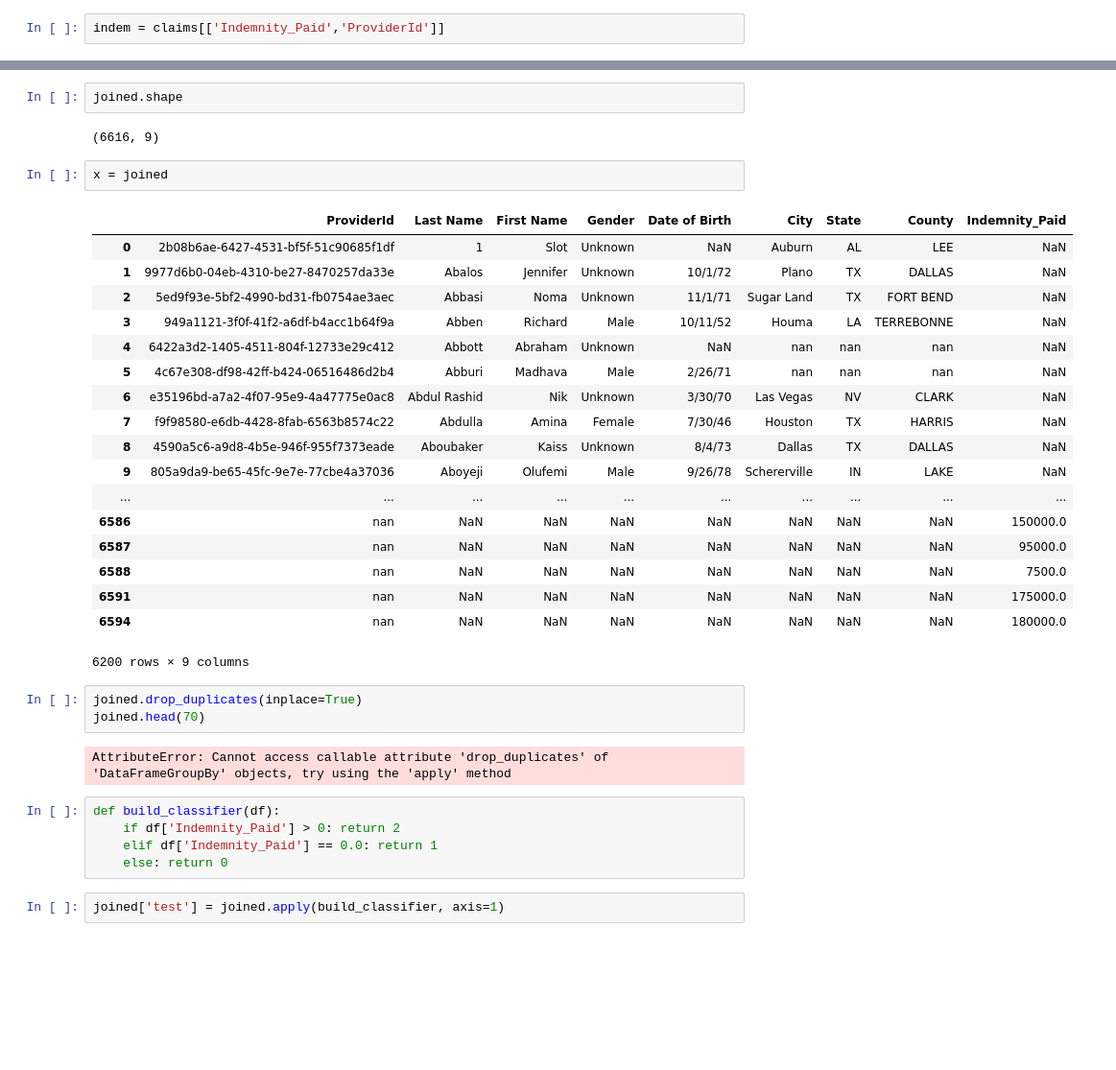
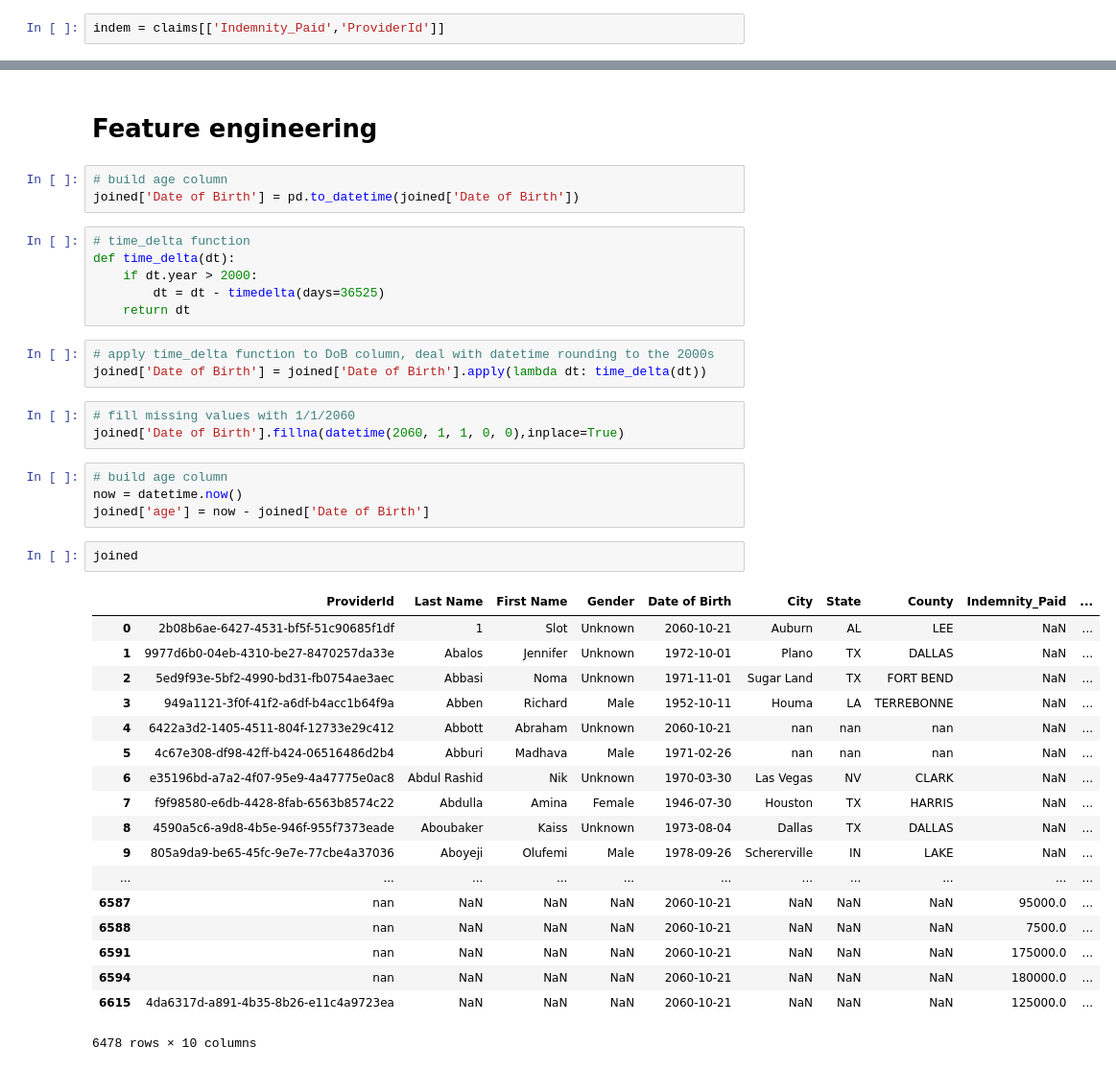
Before and after one commit to Sandy4321/Optimizing-Malpractice-Insurance, a Jupyter notebook: EDA.ipynb, the cells around one changed output, grey strips where cells are left out. Shown at 96% size. Drawn from its saved outputs; the diff is of its cells as text; blank space fills up the shorter version.

```diff
--- a/EDA.ipynb
+++ b/EDA.ipynb
@@ -46,37 +73,42 @@ joined = pd.merge(docs, indem, how='outer', on='ProviderId')
+# %% [markdown]
+# Feature engineering
+# %%
+# build age column
+joined['Date of Birth'] = pd.to_datetime(joined['Date of Birth'])
+# %%
+# time_delta function
+def time_delta(dt):
+    if dt.year > 2000:
+        dt = dt - timedelta(days=36525)
+    return dt
+# %%
+# apply time_delta function to DoB column, deal with datetime rounding to the 2000s
+joined['Date of Birth'] = joined['Date of Birth'].apply(lambda dt: time_delta(dt))
+# %%
+# fill missing values with 1/1/2060
+joined['Date of Birth'].fillna(datetime(2060, 1, 1, 0, 0),inplace=True)
+# %%
+# build age column
+now = datetime.now()
+joined['age'] = now - joined['Date of Birth']
 # %%
-joined.shape
+joined
 # %% [output]
+|  | ProviderId | Last Name | First Name | Gender | Date of Birth | City | State | County | Indemnity_Paid | ... |
+| 0 | 2b08b6ae-6427-4531-bf5f-51c90685f1df | 1 | Slot | Unknown | 2060-10-21 | Auburn | AL | LEE | NaN | ... |
+| 1 | 9977d6b0-04eb-4310-be27-8470257da33e | Abalos | Jennifer | Unknown | 1972-10-01 | Plano | TX | DALLAS | NaN | ... |
+| 2 | 5ed9f93e-5bf2-4990-bd31-fb0754ae3aec | Abbasi | Noma | Unknown | 1971-11-01 | Sugar Land | TX | FORT BEND | NaN | ... |
+| 3 | 949a1121-3f0f-41f2-a6df-b4acc1b64f9a | Abben | Richard | Male | 1952-10-11 | Houma | LA | TERREBONNE | NaN | ... |
+| 4 | 6422a3d2-1405-4511-804f-12733e29c412 | Abbott | Abraham | Unknown | 2060-10-21 | nan | nan | nan | NaN | ... |
+| 5 | 4c67e308-df98-42ff-b424-06516486d2b4 | Abburi | Madhava | Male | 1971-02-26 | nan | nan | nan | NaN | ... |
+| 6 | e35196bd-a7a2-4f07-95e9-4a47775e0ac8 | Abdul Rashid | Nik | Unknown | 1970-03-30 | Las Vegas | NV | CLARK | NaN | ... |
+| 7 | f9f98580-e6db-4428-8fab-6563b8574c22 | Abdulla | Amina | Female | 1946-07-30 | Houston | TX | HARRIS | NaN | ... |
+| 8 | 4590a5c6-a9d8-4b5e-946f-955f7373eade | Aboubaker | Kaiss | Unknown | 1973-08-04 | Dallas | TX | DALLAS | NaN | ... |
+| 9 | 805a9da9-be65-45fc-9e7e-77cbe4a37036 | Aboyeji | Olufemi | Male | 1978-09-26 | Schererville | IN | LAKE | NaN | ... |
+| ... | ... | ... | ... | ... | ... | ... | ... | ... | ... | ... |
+| 6587 | nan | NaN | NaN | NaN | 2060-10-21 | NaN | NaN | NaN | 95000.0 | ... |
+| 6588 | nan | NaN | NaN | NaN | 2060-10-21 | NaN | NaN | NaN | 7500.0 | ... |
+| 6591 | nan | NaN | NaN | NaN | 2060-10-21 | NaN | NaN | NaN | 175000.0 | ... |
+| 6594 | nan | NaN | NaN | NaN | 2060-10-21 | NaN | NaN | NaN | 180000.0 | ... |
+| 6615 | 4da6317d-a891-4b35-8b26-e11c4a9723ea | NaN | NaN | NaN | 2060-10-21 | NaN | NaN | NaN | 125000.0 | ... |
-(6616, 9)
+6478 rows × 10 columns
-# %%
-x = joined
-# %% [output]
-|  | ProviderId | Last Name | First Name | Gender | Date of Birth | City | State | County | Indemnity_Paid |
-| 0 | 2b08b6ae-6427-4531-bf5f-51c90685f1df | 1 | Slot | Unknown | NaN | Auburn | AL | LEE | NaN |
-| 1 | 9977d6b0-04eb-4310-be27-8470257da33e | Abalos | Jennifer | Unknown | 10/1/72 | Plano | TX | DALLAS | NaN |
-| 2 | 5ed9f93e-5bf2-4990-bd31-fb0754ae3aec | Abbasi | Noma | Unknown | 11/1/71 | Sugar Land | TX | FORT BEND | NaN |
-| 3 | 949a1121-3f0f-41f2-a6df-b4acc1b64f9a | Abben | Richard | Male | 10/11/52 | Houma | LA | TERREBONNE | NaN |
-| 4 | 6422a3d2-1405-4511-804f-12733e29c412 | Abbott | Abraham | Unknown | NaN | nan | nan | nan | NaN |
-| 5 | 4c67e308-df98-42ff-b424-06516486d2b4 | Abburi | Madhava | Male | 2/26/71 | nan | nan | nan | NaN |
-| 6 | e35196bd-a7a2-4f07-95e9-4a47775e0ac8 | Abdul Rashid | Nik | Unknown | 3/30/70 | Las Vegas | NV | CLARK | NaN |
-| 7 | f9f98580-e6db-4428-8fab-6563b8574c22 | Abdulla | Amina | Female | 7/30/46 | Houston | TX | HARRIS | NaN |
-| 8 | 4590a5c6-a9d8-4b5e-946f-955f7373eade | Aboubaker | Kaiss | Unknown | 8/4/73 | Dallas | TX | DALLAS | NaN |
-| 9 | 805a9da9-be65-45fc-9e7e-77cbe4a37036 | Aboyeji | Olufemi | Male | 9/26/78 | Schererville | IN | LAKE | NaN |
-| ... | ... | ... | ... | ... | ... | ... | ... | ... | ... |
-| 6586 | nan | NaN | NaN | NaN | NaN | NaN | NaN | NaN | 150000.0 |
-| 6587 | nan | NaN | NaN | NaN | NaN | NaN | NaN | NaN | 95000.0 |
-| 6588 | nan | NaN | NaN | NaN | NaN | NaN | NaN | NaN | 7500.0 |
-| 6591 | nan | NaN | NaN | NaN | NaN | NaN | NaN | NaN | 175000.0 |
-| 6594 | nan | NaN | NaN | NaN | NaN | NaN | NaN | NaN | 180000.0 |
-6200 rows × 9 columns
-# %%
-joined.drop_duplicates(inplace=True)
-joined.head(70)
-# %% [output]
-AttributeError: Cannot access callable attribute 'drop_duplicates' of 'DataFrameGroupBy' objects, try using the 'apply' method
-# %%
-def build_classifier(df):
-    if df['Indemnity_Paid'] > 0: return 2
-    elif df['Indemnity_Paid'] == 0.0: return 1
-    else: return 0
-# %%
-joined['test'] = joined.apply(build_classifier, axis=1)
```
Also changed, not shown: parts of 13 cells of this notebook.
